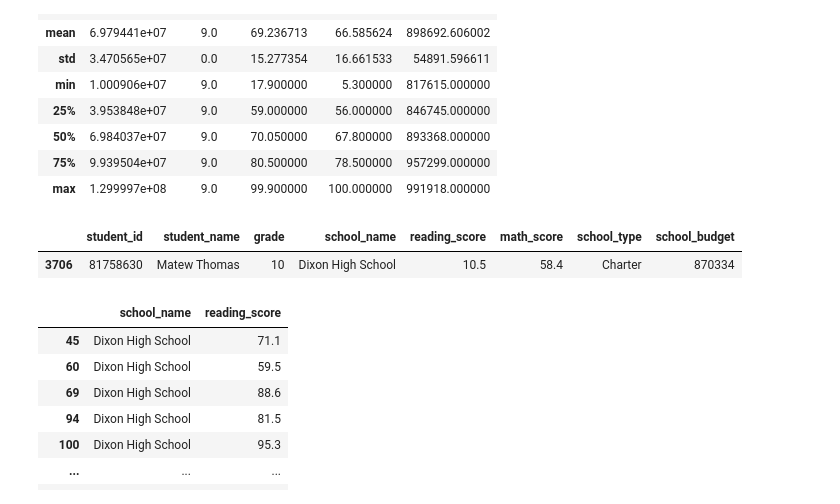
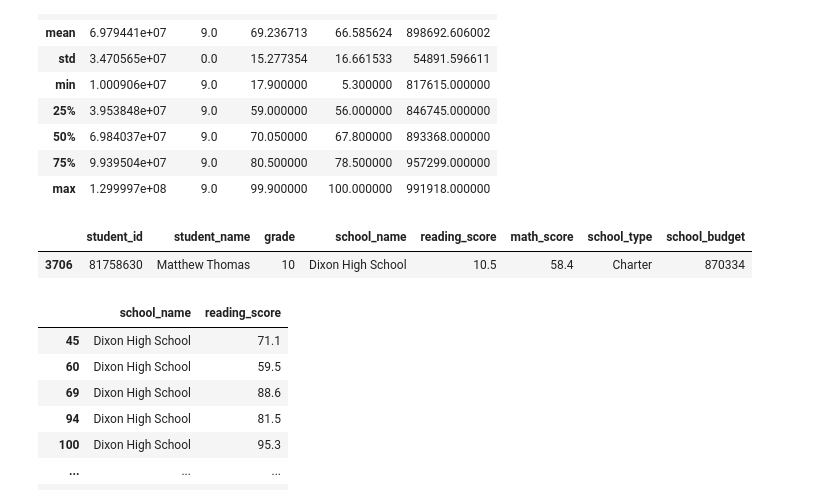
Before and after one commit to koenesjasmine/Module-4-Pandas, a Jupyter notebook: School_District_Analysis.ipynb, the cells around one changed output. Drawn from its saved outputs; the diff is of its cells as text; code cells hidden in the pictures.

```diff
--- a/Modified.ipynb
+++ b/School_District_Analysis.ipynb
@@ -55,8 +58,8 @@ school_budget       0
 dtype: int64
 # %%
 # Drop rows with null values and verify removal
-student_df.dropna(inplace=True)
-student_df.isnull().sum()
+student_df = student_df.dropna()
+student_df.isna().sum()
 # %% [output]
 student_id       0
 student_name     0
@@ -74,7 +77,7 @@ student_df.duplicated().sum()
 1836
 # %%
 # Drop duplicated rows and verify removal
-student_df.drop_duplicates(inplace=True)
+student_df = student_df.drop_duplicates()
 student_df.duplicated().sum()
 # %% [output]
 0
@@ -109,7 +112,7 @@ student_df['grade']
 Name: grade, Length: 14831, dtype: object
 # %%
 # Remove the non-numeric characters and verify the contents of the column
-student_df.replace('th','',inplace=True, regex=True)
+student_df['grade'] = student_df['grade'].str.replace('th', '')
 student_df['grade']
 # %% [output]
 0         9
@@ -126,7 +129,7 @@ student_df['grade']
 Name: grade, Length: 14831, dtype: object
 # %%
 # Change the grade column to the int type and verify column types
-student_df['grade'] = student_df['grade'].astype('int')
+student_df['grade'] = student_df['grade'].astype(int)
 student_df.dtypes
 # %% [output]
 student_id         int64
@@ -228,10 +235,11 @@ student_df[student_df.loc[:,'grade']==9].describe()
 # %%
 # Store the row with the minimum overall reading score as `min_reading_row`
 # using `loc` and the `min_reading_score` found in Deliverable 3.
-min_reading_row = student_df.loc[student_df['reading_score']==min_reading_score,:]
+min_reading_score = student_df['reading_score'].min()
+min_reading_row = student_df.loc[student_df['reading_score'] == min_reading_score]
 min_reading_row
 # %% [output]
 |  | student_id | student_name | grade | school_name | reading_score | math_score | school_type | school_budget |
-| 3706 | 81758630 | Matew Thomas | 10 | Dixon High School | 10.5 | 58.4 | Charter | 870334 |
+| 3706 | 81758630 | Matthew Thomas | 10 | Dixon High School | 10.5 | 58.4 | Charter | 870334 |
 # %%
 # Use loc with conditionals to select all reading scores from 10th graders at Dixon High School.
```
Also changed, not shown: parts of 14 cells of this notebook.
